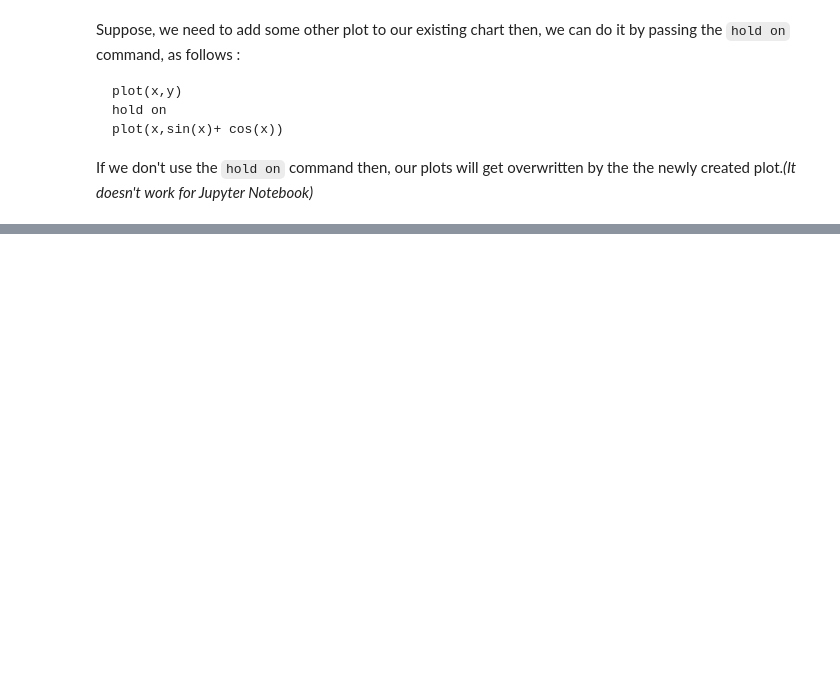
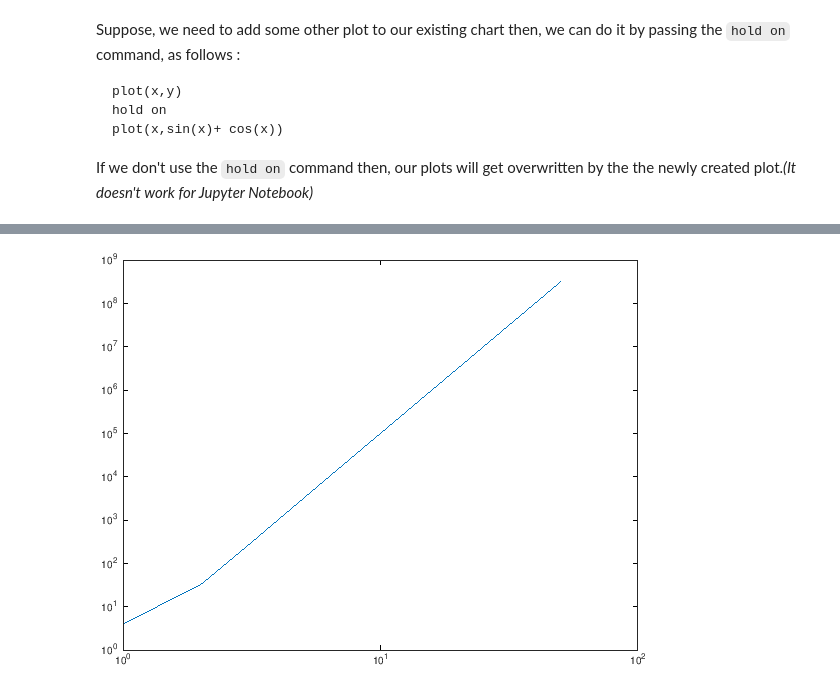
Before and after one commit to Udit365/MATLAB-Essentials, a Jupyter notebook: MATLAB_Basics/1.5_Data_Visualization.ipynb, the cells around one changed output, grey strips where cells are left out. Saved outputs shown, nothing was run; the diff lists cells and outputs as text; code cells hidden in the pictures; blank space fills up the shorter version.

Commit message:
Completes notes on data visualization with MATLAB

```diff
--- a/MATLAB_Basics/1.5_Data_Visualization.ipynb
+++ b/MATLAB_Basics/1.5_Data_Visualization.ipynb
@@ -100,0 +110,6 @@ If we don't use the `hold on` command then, our plots will get overwritten by th
+# %%
+a = [1:50];
+b = a.^5 - 2*a.^2 + 3*a + 2;
+loglog(a,b)
+# %% [output]
+[figure, added]
```
Also changed, not shown: parts of 13 cells of this notebook.
